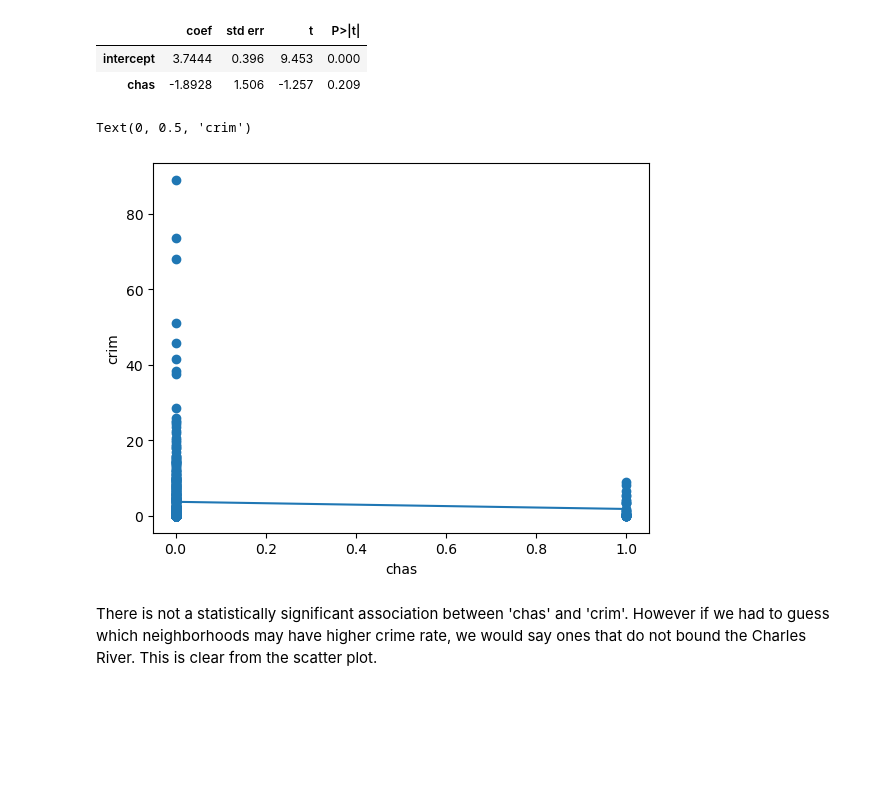
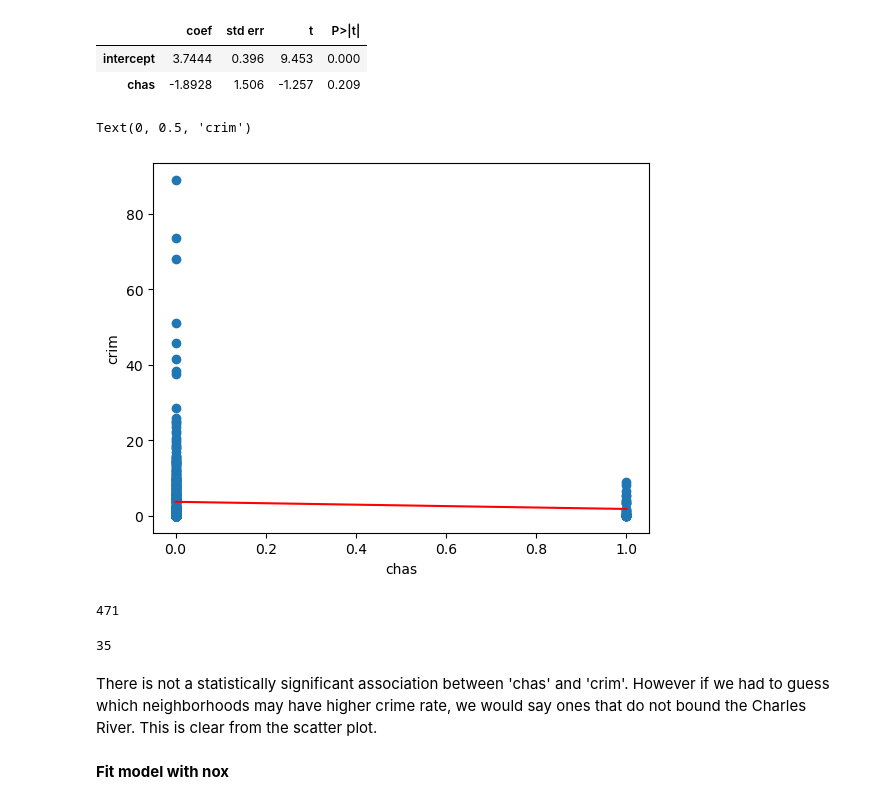
Before and after one commit to carmancater/an-introduction-to-statistical-learning-with-applications-in-python, a Jupyter notebook: Chapter 03 - Linear Regression/Ch 3 Ex 15.ipynb, the cells around one changed output. Cells and saved outputs as stored; diff of their text form; code cells hidden in the pictures; blank space fills up the shorter version.

```diff
--- a/Chapter 03 - Linear Regression/Ch 3 Ex 15.ipynb
+++ b/Chapter 03 - Linear Regression/Ch 3 Ex 15.ipynb
@@ -197,11 +211,21 @@ summarize(result)
 | chas | -1.8928 | 1.506 | -1.257 | 0.209 |
 # %%
 plt.scatter(df['chas'], y)
-plt.plot([0,1],[3.7444, 3.7444 - 1.8928*1])
+plt.plot([0,1],[3.7444, 3.7444 - 1.8928*1], 'r')
 plt.xlabel('chas')
 plt.ylabel('crim')
 # %% [output]
 Text(0, 0.5, 'crim')
-[figure, old version]
+[figure, new version]
+# %%
+np.sum(df['chas'] == 0)
+# %% [output]
+471
+# %%
+np.sum(df['chas'] == 1)
+# %% [output]
+35
 # %% [markdown]
 There is not a statistically significant association between 'chas' and 'crim'. However if we had to guess which neighborhoods may have higher crime rate, we would say ones that do not bound the Charles River. This is clear from the scatter plot.
+# %% [markdown]
+**Fit model with nox**
```
Also changed, not shown: parts of 16 cells of this notebook.
